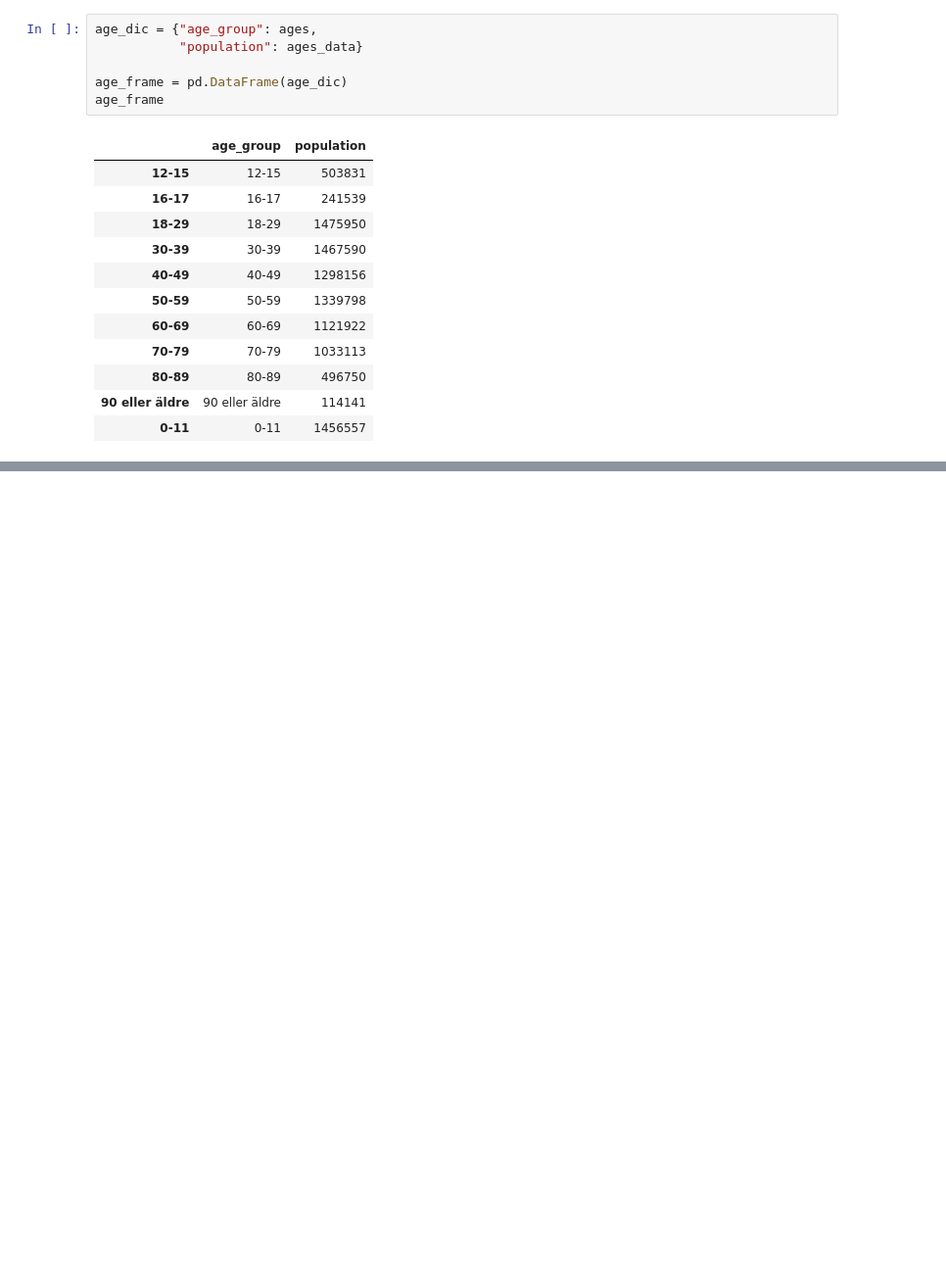
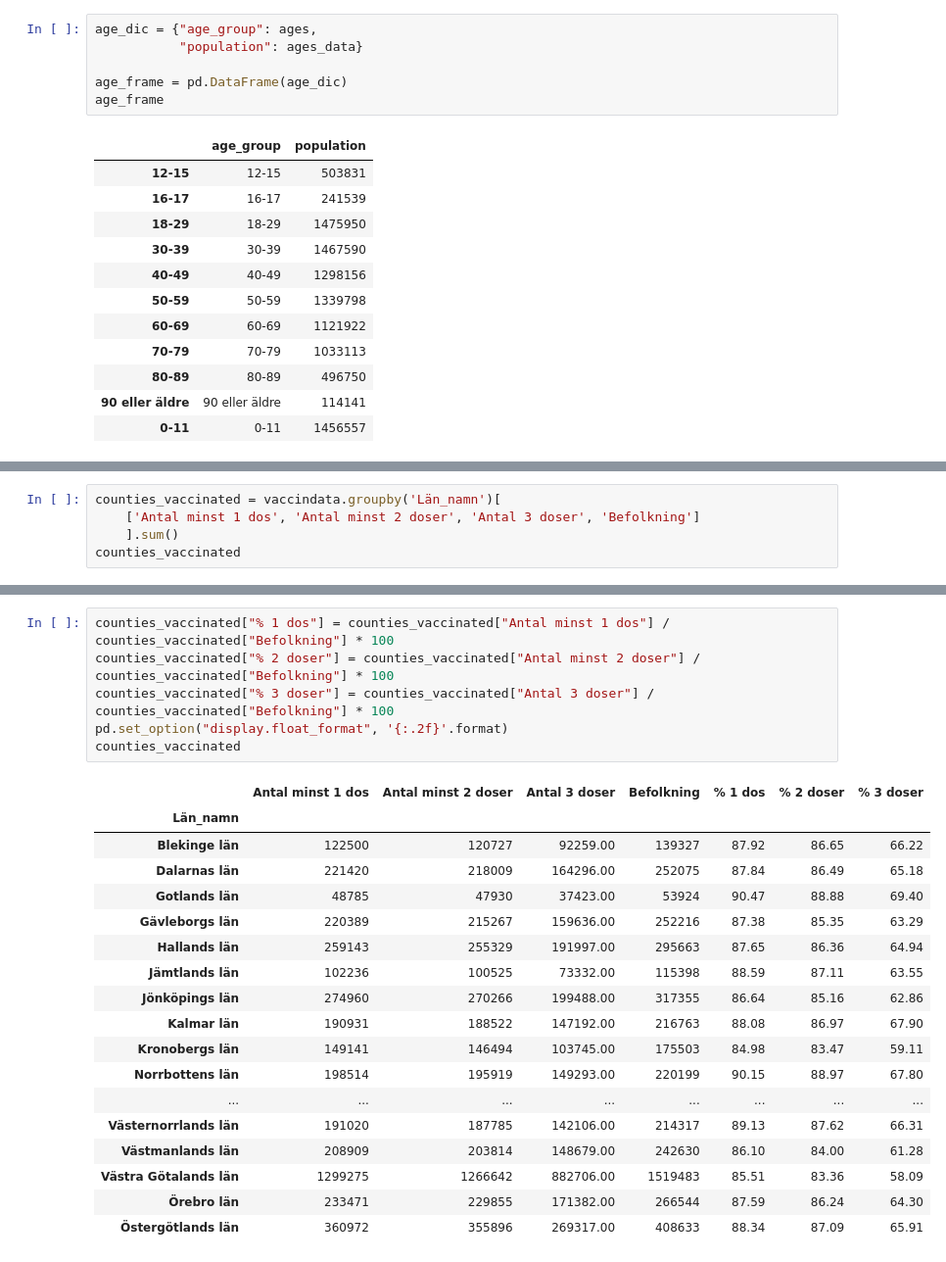
Before and after one commit to MaryKavalion/Data_Processing-Mary-Kavalionak, a Jupyter notebook: Lab-Covid19/Part 2. Warming_up_vaccination.ipynb, the cells around one changed output, grey strips where cells are left out. Shown: that part at 98% size. Cells and saved outputs as stored; diff of their text form; blank space fills up the shorter version.

```diff
--- a/Lab-Covid19/Part 2. Warming_up_vaccination.ipynb
+++ b/Lab-Covid19/Part 2. Warming_up_vaccination.ipynb
@@ -150,0 +155,5 @@ px.pie(age_frame, values = 'population', names = 'age_group', title = "Swedish p
+# %%
+counties_vaccinated = vaccindata.groupby('Län_namn')[
+    ['Antal minst 1 dos', 'Antal minst 2 doser', 'Antal 3 doser', 'Befolkning']
+    ].sum()
+counties_vaccinated
@@ -150,0 +179,25 @@ px.pie(age_frame, values = 'population', names = 'age_group', title = "Swedish p
+# %%
+counties_vaccinated["% 1 dos"] = counties_vaccinated["Antal minst 1 dos"] / counties_vaccinated["Befolkning"] * 100
+counties_vaccinated["% 2 doser"] = counties_vaccinated["Antal minst 2 doser"] / counties_vaccinated["Befolkning"] * 100
+counties_vaccinated["% 3 doser"] = counties_vaccinated["Antal 3 doser"] / counties_vaccinated["Befolkning"] * 100
+pd.set_option("display.float_format", '{:.2f}'.format)
+counties_vaccinated
+# %% [output]
+|  | Antal minst 1 dos | Antal minst 2 doser | Antal 3 doser | Befolkning | % 1 dos | % 2 doser | % 3 doser |
+| Län_namn |  |  |  |  |  |  |  |
+| Blekinge län | 122500 | 120727 | 92259.00 | 139327 | 87.92 | 86.65 | 66.22 |
+| Dalarnas län | 221420 | 218009 | 164296.00 | 252075 | 87.84 | 86.49 | 65.18 |
+| Gotlands län | 48785 | 47930 | 37423.00 | 53924 | 90.47 | 88.88 | 69.40 |
+| Gävleborgs län | 220389 | 215267 | 159636.00 | 252216 | 87.38 | 85.35 | 63.29 |
+| Hallands län | 259143 | 255329 | 191997.00 | 295663 | 87.65 | 86.36 | 64.94 |
+| Jämtlands län | 102236 | 100525 | 73332.00 | 115398 | 88.59 | 87.11 | 63.55 |
+| Jönköpings län | 274960 | 270266 | 199488.00 | 317355 | 86.64 | 85.16 | 62.86 |
+| Kalmar län | 190931 | 188522 | 147192.00 | 216763 | 88.08 | 86.97 | 67.90 |
+| Kronobergs län | 149141 | 146494 | 103745.00 | 175503 | 84.98 | 83.47 | 59.11 |
+| Norrbottens län | 198514 | 195919 | 149293.00 | 220199 | 90.15 | 88.97 | 67.80 |
+| ... | ... | ... | ... | ... | ... | ... | ... |
+| Västernorrlands län | 191020 | 187785 | 142106.00 | 214317 | 89.13 | 87.62 | 66.31 |
+| Västmanlands län | 208909 | 203814 | 148679.00 | 242630 | 86.10 | 84.00 | 61.28 |
+| Västra Götalands län | 1299275 | 1266642 | 882706.00 | 1519483 | 85.51 | 83.36 | 58.09 |
+| Örebro län | 233471 | 229855 | 171382.00 | 266544 | 87.59 | 86.24 | 64.30 |
+| Östergötlands län | 360972 | 355896 | 269317.00 | 408633 | 88.34 | 87.09 | 65.91 |
```
Also changed, not shown: parts of 15 cells of this notebook.
